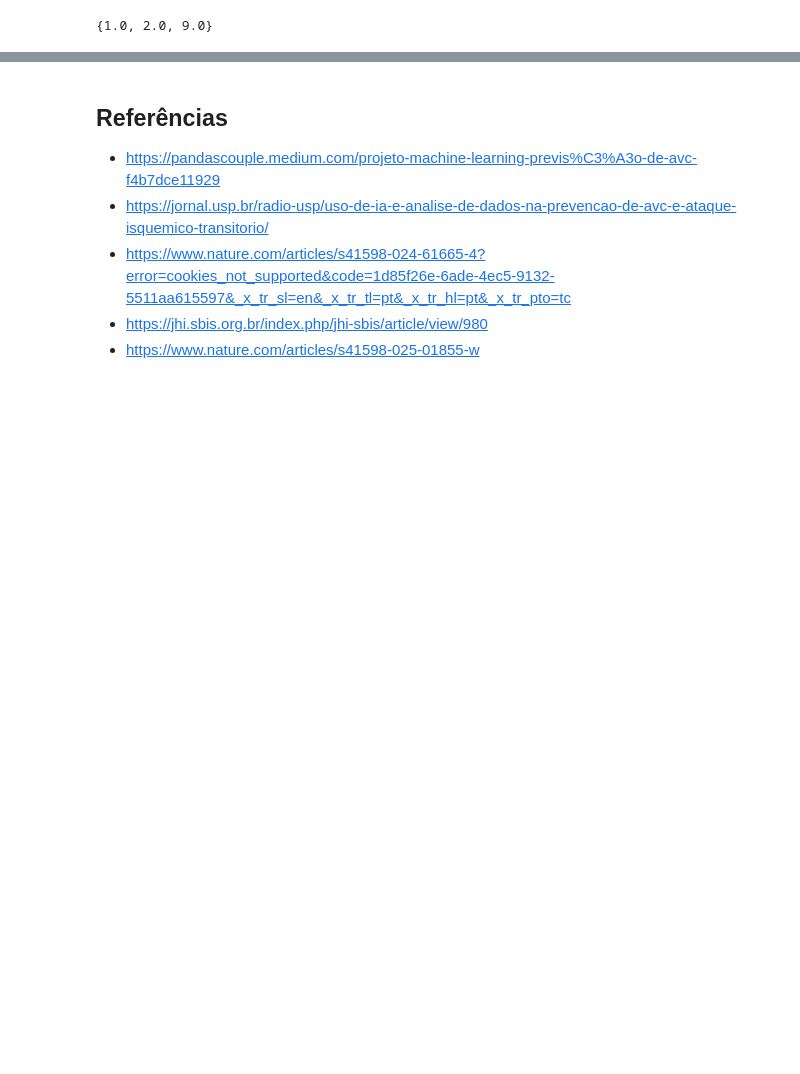
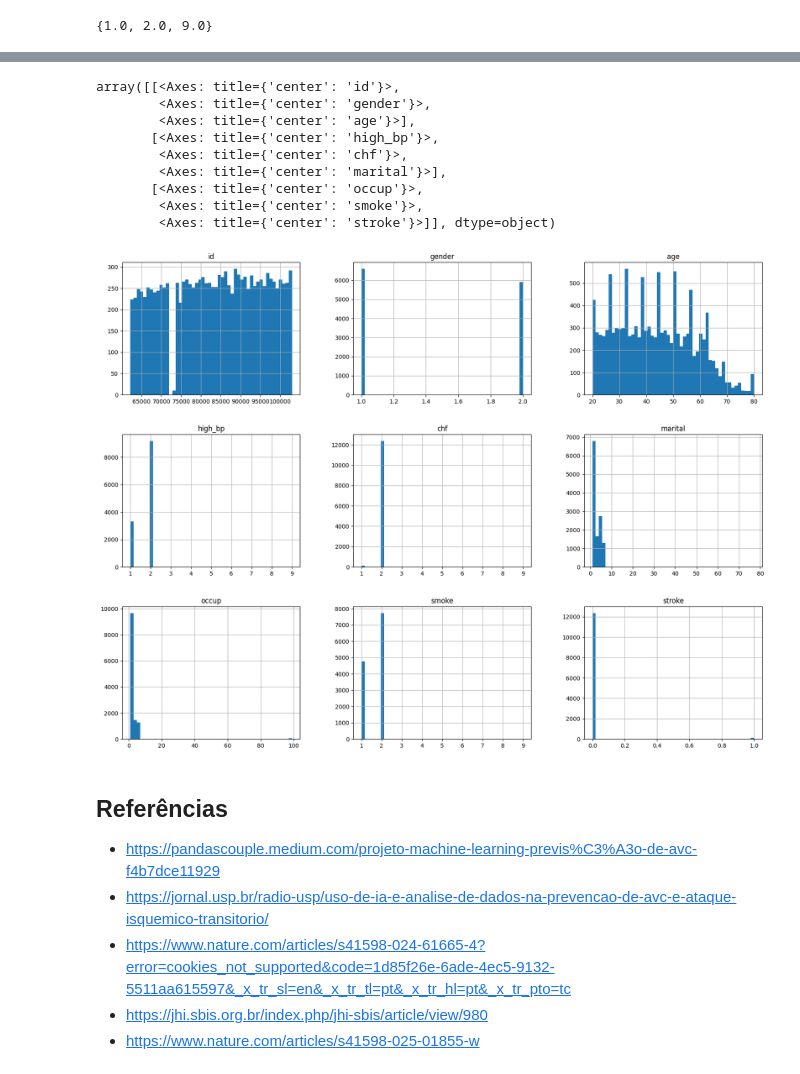
Before and after one commit to nigroev/fiap-pos-tech-ia-para-devs, a Jupyter notebook: 01-aulas-gravadas/01-welcome-to-ia-para-devs/07-tech-challenge/tech-challenge-fase-1.ipynb, the cells around one changed output, grey strips where cells are left out. Cells and saved outputs as stored; diff of their text form; code cells hidden in the pictures; blank space fills up the shorter version.

```diff
--- a/01-aulas-gravadas/01-welcome-to-ia-para-devs/07-tech-challenge/tech-challenge-fase-1.ipynb
+++ b/01-aulas-gravadas/01-welcome-to-ia-para-devs/07-tech-challenge/tech-challenge-fase-1.ipynb
@@ -318,3 +355,17 @@ Passing `palette` without assigning `hue` is deprecated and will be removed in v
+# %%
+# Distribuição das variáveis numéricas
+df.hist(bins=50, figsize=(20,15))
+# %% [output]
+array([[<Axes: title={'center': 'id'}>,
+        <Axes: title={'center': 'gender'}>,
+        <Axes: title={'center': 'age'}>],
+       [<Axes: title={'center': 'high_bp'}>,
+        <Axes: title={'center': 'chf'}>,
+        <Axes: title={'center': 'marital'}>],
+       [<Axes: title={'center': 'occup'}>,
+        <Axes: title={'center': 'smoke'}>,
+        <Axes: title={'center': 'stroke'}>]], dtype=object)
+[figure, added]
 # %% [markdown]
 ## Referências
 
```
Also changed, not shown: parts of 18 cells of this notebook, 1 other file.
